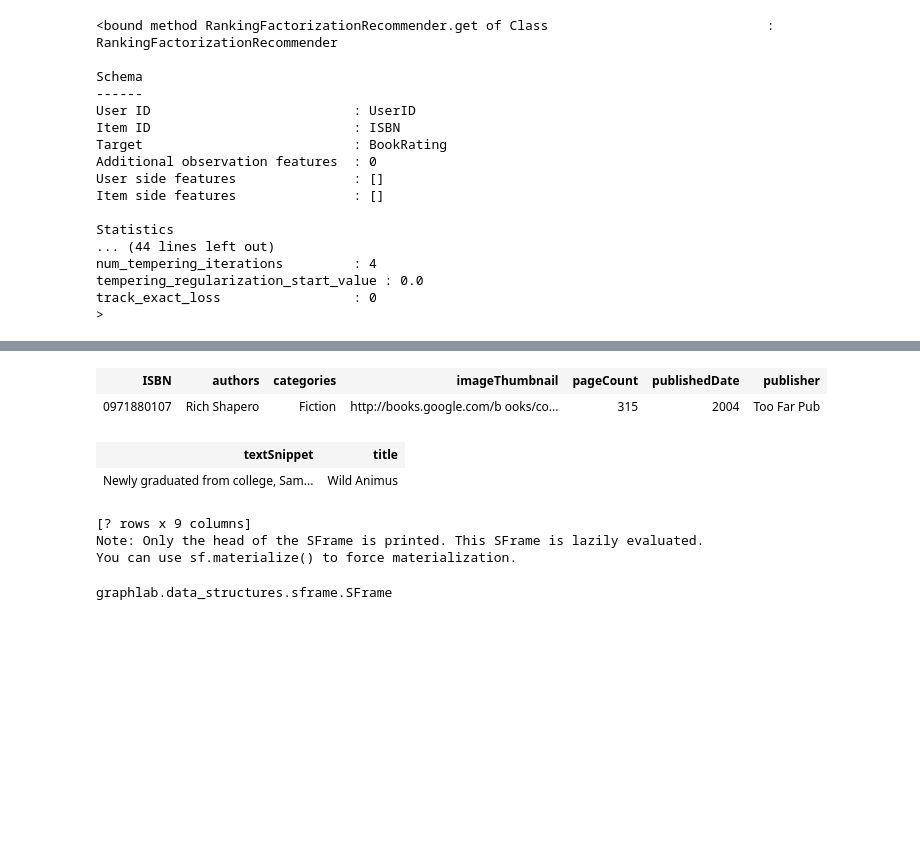
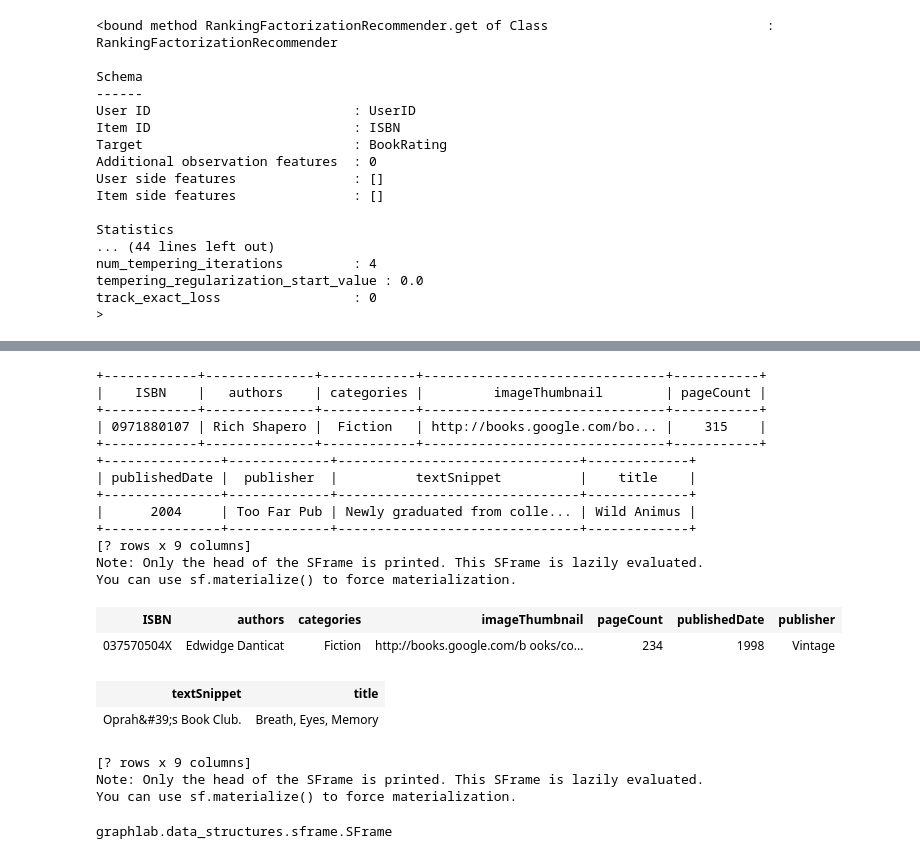
Before and after one commit to nycdatasci/bootcamp007_project, a Jupyter notebook: Project5-Capstone/shopaholics/collabFiltPython/recoGraphLabDemo.ipynb, the cells around one changed output, grey strips where cells are left out. Cells and saved outputs as stored; diff of their text form; code cells hidden in the pictures; blank space fills up the shorter version.

```diff
--- a/Project5-Capstone/shopaholics/collabFiltPython/recoGraphLabDemo.ipynb
+++ b/Project5-Capstone/shopaholics/collabFiltPython/recoGraphLabDemo.ipynb
@@ -446,16 +477,30 @@ You can use print_rows(num_rows=m, num_columns=n) to print more rows and columns
 [180 rows x 4 columns]
 Note: Only the head of the SFrame is printed.
 You can use print_rows(num_rows=m, num_columns=n) to print more rows and columns.
-# %%
-ISBNlookup('0971880107')
-# %% [output]
-| ISBN | authors | categories | imageThumbnail | pageCount | publishedDate | publisher |
-| 0971880107 | Rich Shapero | Fiction | http://books.google.com/b ooks/co... | 315 | 2004 | Too Far Pub |
-| textSnippet | title |
-| Newly graduated from college, Sam... | Wild Animus |
-[? rows x 9 columns]
-Note: Only the head of the SFrame is printed. This SFrame is lazily evaluated.
-You can use sf.materialize() to force materialization.
+# %%
+print ISBNlookup('0971880107')
+ISBNlookup('037570504X')
+# %% [output]
++------------+--------------+------------+-------------------------------+-----------+
+|    ISBN    |   authors    | categories |         imageThumbnail        | pageCount |
++------------+--------------+------------+-------------------------------+-----------+
+| 0971880107 | Rich Shapero |  Fiction   | http://books.google.com/bo... |    315    |
++------------+--------------+------------+-------------------------------+-----------+
++---------------+-------------+-------------------------------+-------------+
+| publishedDate |  publisher  |          textSnippet          |    title    |
++---------------+-------------+-------------------------------+-------------+
+|      2004     | Too Far Pub | Newly graduated from colle... | Wild Animus |
++---------------+-------------+-------------------------------+-------------+
+[? rows x 9 columns]
+Note: Only the head of the SFrame is printed. This SFrame is lazily evaluated.
+You can use sf.materialize() to force materialization.
+| ISBN | authors | categories | imageThumbnail | pageCount | publishedDate | publisher |
+| 037570504X | Edwidge Danticat | Fiction | http://books.google.com/b ooks/co... | 234 | 1998 | Vintage |
+| textSnippet | title |
+| Oprah&#39;s Book Club. | Breath, Eyes, Memory |
+[? rows x 9 columns]
+Note: Only the head of the SFrame is printed. This SFrame is lazily evaluated.
+You can use sf.materialize() to force materialization.
 # %%
 type(validation_data_2)
 # %% [output]
```
Also changed, not shown: parts of 14 cells of this notebook, 30 other files.
